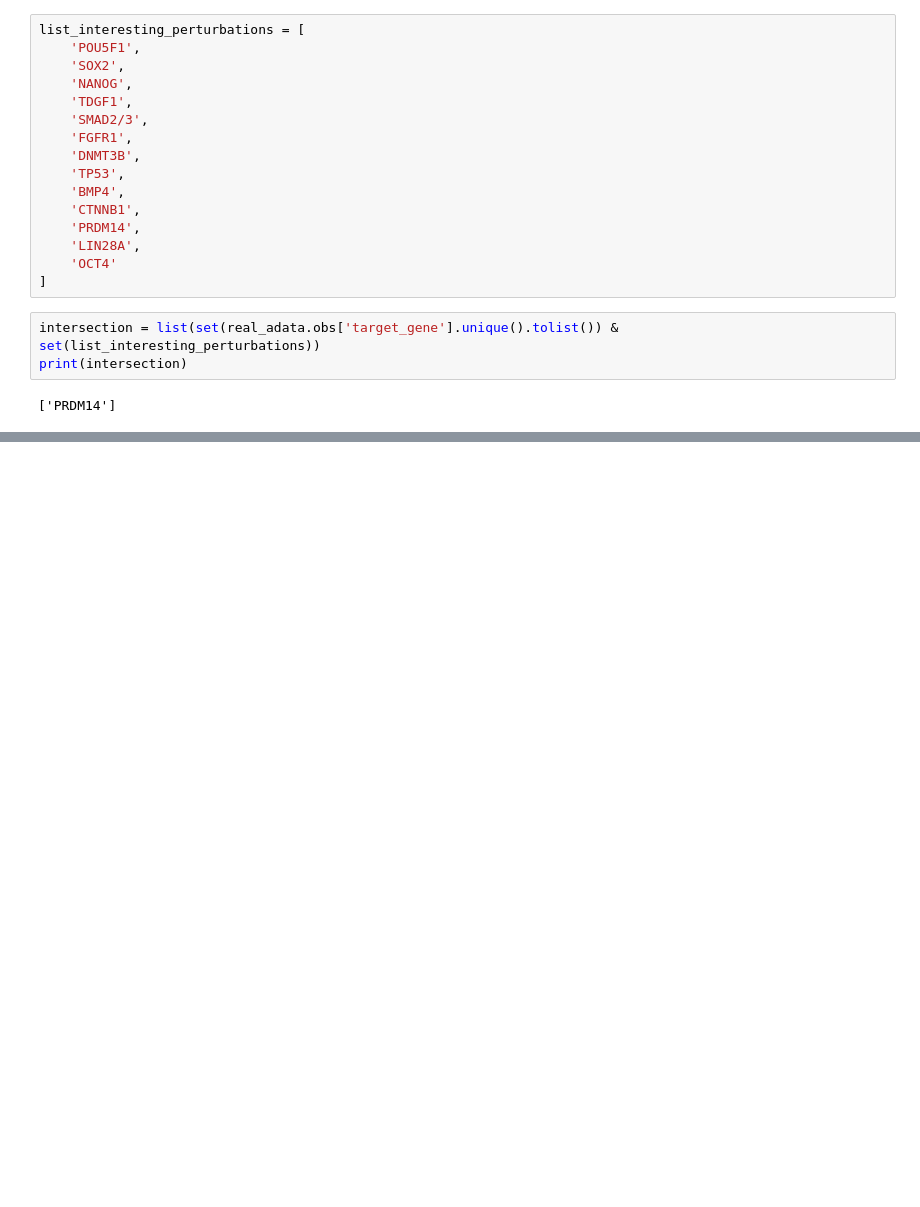
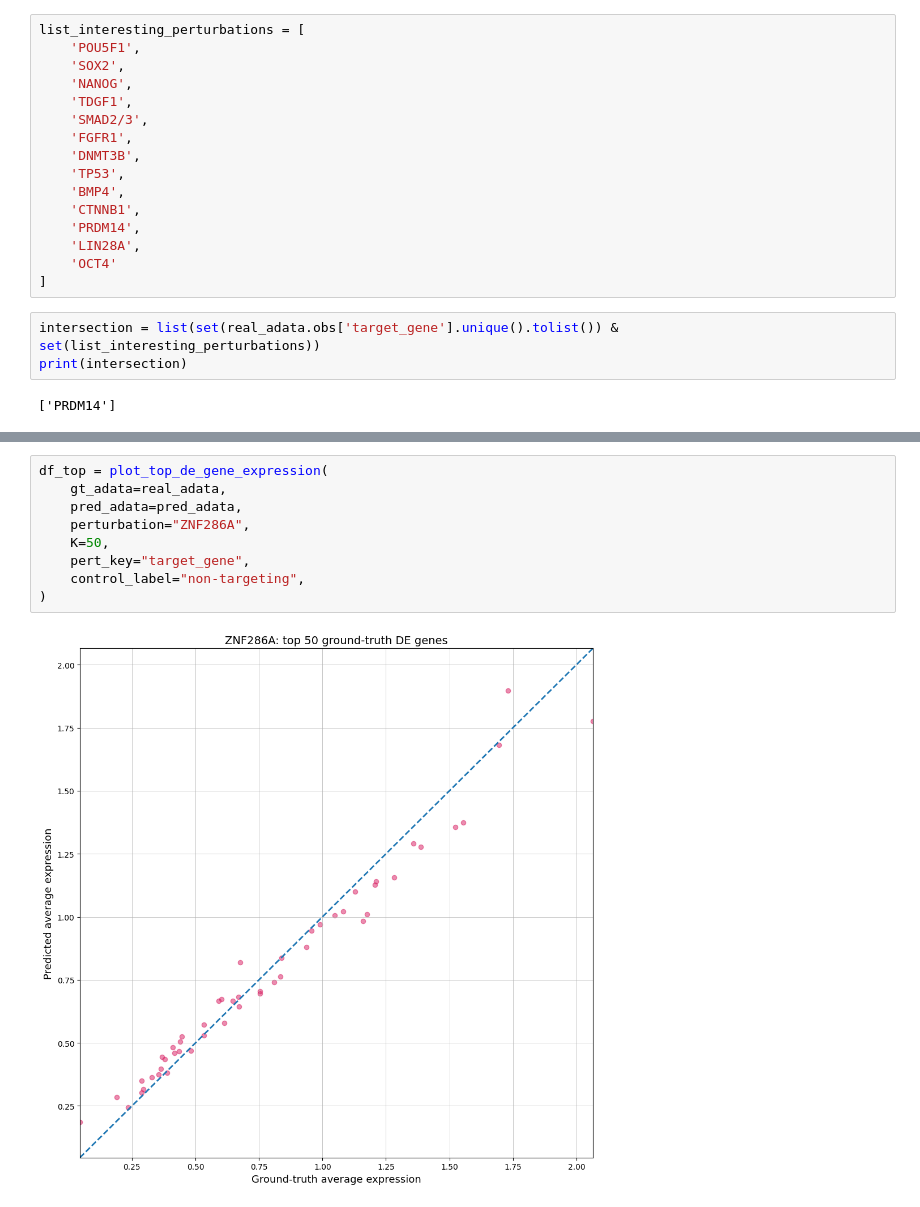
Before and after one commit to MCalabroCode/SPECTRA, a Jupyter notebook: notebooks/spectra_testing.ipynb, the cells around one changed output, grey strips where cells are left out. Cells and saved outputs as stored; diff of their text form; blank space fills up the shorter version.

```diff
--- a/notebooks/spectra_testing.ipynb
+++ b/notebooks/spectra_testing.ipynb
@@ -1290,0 +2656,11 @@ combined_med9 = plot_perturbation_umap(
+# %%
+df_top = plot_top_de_gene_expression(
+    gt_adata=real_adata,
+    pred_adata=pred_adata,
+    perturbation="ZNF286A",
+    K=50,
+    pert_key="target_gene",
+    control_label="non-targeting",
+)
+# %% [output]
+[figure, added]
```
Also changed, not shown: parts of 55 cells of this notebook, 4 other files.
